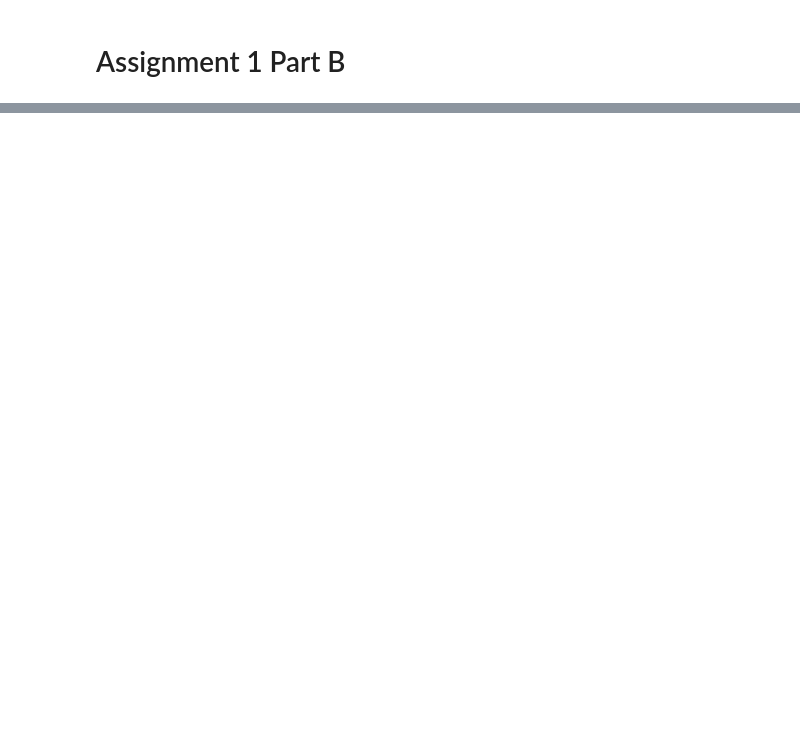
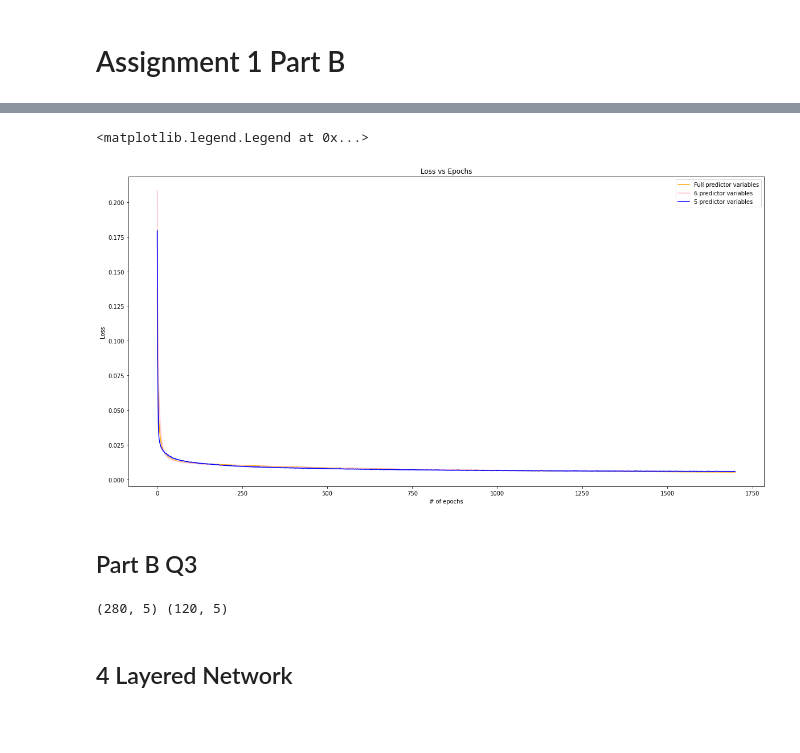
Before and after one commit to FremontTeng/CZ2005-Operarting-System, a Jupyter notebook: CZ4042/Assigment 1/assignment_1b.ipynb, the cells around one changed output, grey strips where cells are left out. Drawn from its saved outputs; the diff is of its cells as text; code cells hidden in the pictures; blank space fills up the shorter version.

````diff
--- a/CZ4042/Assigment 1/assignment_1b.ipynb
+++ b/CZ4042/Assigment 1/assignment_1b.ipynb
@@ -126,0 +475,31 @@ plt.show()
+# %%
+#Plot all 3 models
+plt.figure(figsize=(20,10))
+plt.title("Loss vs Epochs")
+plt.plot(histories['rfe_full'].history['val_loss'],'orange',label='Full predictor variables')
+plt.plot(histories['rfe_6'].history['val_loss'],'pink',label='6 predictor variables')
+plt.plot(histories['rfe_5'].history['val_loss'],'blue',label='5 predictor variables')
+plt.xlabel('# of epochs')
+plt.ylabel('Loss')
+plt.legend(loc="best")
+# %% [output]
+<matplotlib.legend.Legend at 0x...>
+[figure, added]
+# %% [markdown]
+## Part B Q3
+# %%
+# eliminate the 2 features that contribute least to the response variable
+eliminate = ['Research','SOP']
+eliminate_list = list()
+for f in eliminate:
+    eliminate_list.append(df.columns.tolist().index(f))
+eliminate_list.sort()
+
+trainXfinal, testXfinal = np.delete(trainX, obj=eliminate_list, axis=1), np.delete(testX, obj=eliminate_list, axis=1)
+
+print(trainXfinal.shape, testXfinal.shape)
+# %% [output]
+(280, 5) (120, 5)
+# %% [markdown]
+## 4 Layered Network
+```
````
Also changed, not shown: parts of 41 cells of this notebook.
